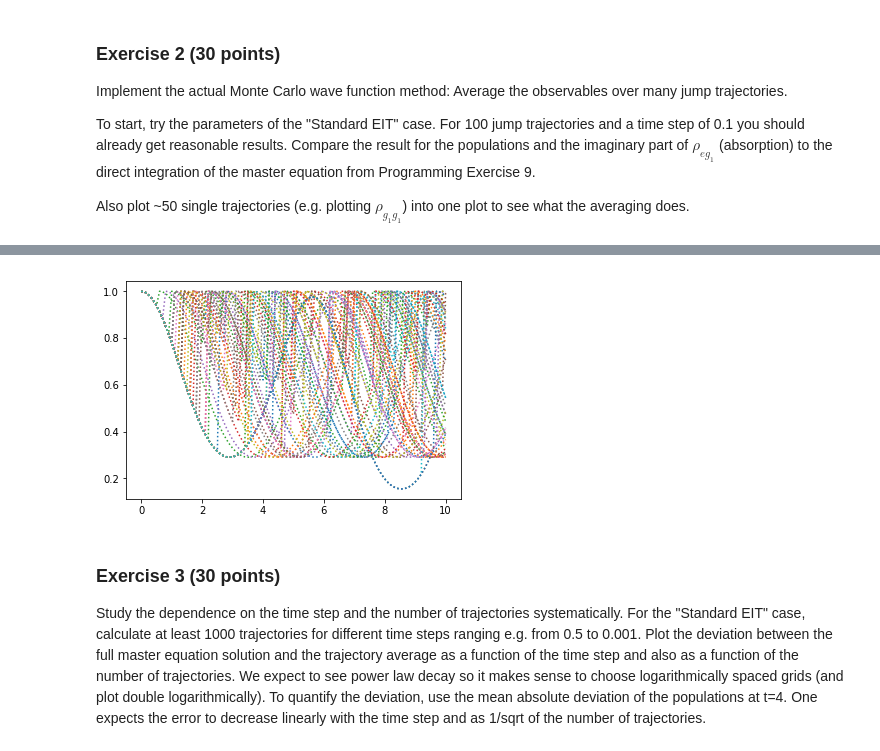
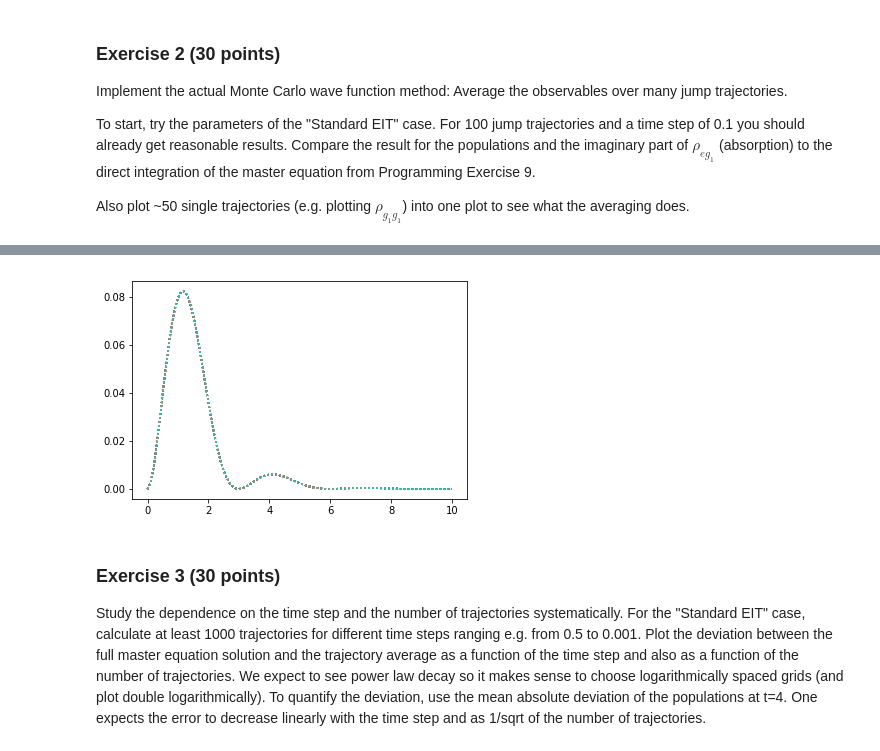
Before and after one commit to ml4cdeca/ComputationalQuantumDynamics, a Jupyter notebook: blatt10/exercise10.ipynb, the cells around one changed output, grey strips where cells are left out. Drawn from its saved outputs; the diff is of its cells as text; code cells hidden in the pictures.

```diff
--- a/blatt10/exercise10.ipynb
+++ b/blatt10/exercise10.ipynb
@@ -72,7 +72,7 @@ def buildH(Omp,Omc,delc,delp):
     return np.array([[0,0,-Omp/2],[0,delp-delc,-Omc/2],[-Omp/2,-Omc/2,delp]])
 
 def buildHnh(H,Gamma):
-    return H-.5j*np.sum(Gamma.T@Gamma,axis=0)
+    return H-.5j*np.sum(np.transpose(Gamma,(0,2,1))@Gamma,axis=0)
 
 
 def algorithm(psi0,H,Gamma,endTime,dt):
@@ -83,7 +83,9 @@ def algorithm(psi0,H,Gamma,endTime,dt):
     jTj=np.transpose(Gamma,(0,2,1))@Gamma
     for i in range(steps):
         #calculate p
-        p=dt*psi[i].conj().T@jTj@psi[i]
+        p=dt*np.array([])
+        p=dt*psi[i].conj().T@np.array([j@psi[i] for j in jTj])
+        print(p)
         r=np.random.random()
         nextPsi=None
         if len(p[p>r])==0:
@@ -197,9 +198,9 @@ Text(0,0.5,'Im[$\\rho_{eg1}$]')
 # %%
-PROBLEM, wie genau bekomm ich die trajektorien?
+#PROBLEM, wie genau bekomm ich die trajektorien?
 for i in range(50):
-    plt.plot(np.arange(0,10.1,0.1),trajectories[i,:,0],linestyle=":")
+    plt.plot(np.arange(0,10.1,0.1),trajectories[i,:,2],linestyle=":")
 # %% [output]
-[figure, old version]
+[figure, new version]
 # %% [markdown]
 ### Exercise 3 (30 points)
 
```
Also changed, not shown: parts of 4 cells of this notebook.
